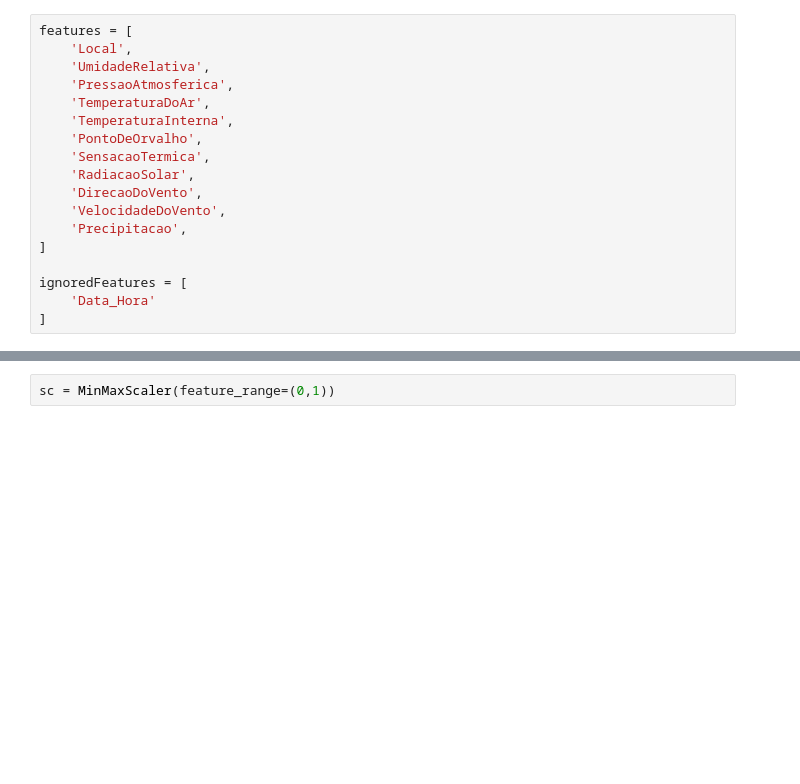
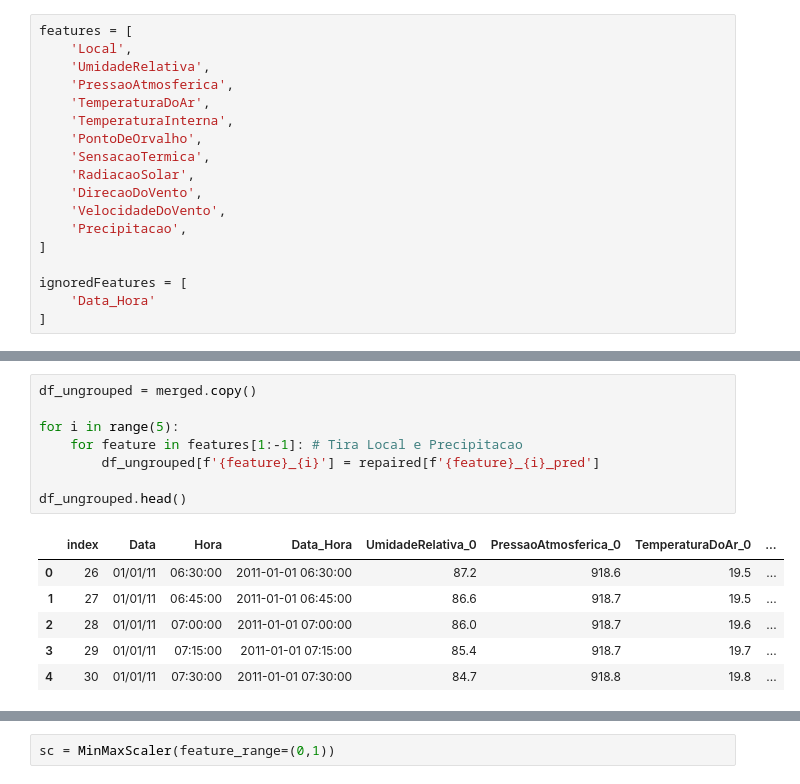
Before and after one commit to alagamentos/floodprediction, a Jupyter notebook: src/Notebooks/3_Cluster/0.0_Clustering.ipynb, the cells around one changed output, grey strips where cells are left out. Drawn from its saved outputs; the diff is of its cells as text; blank space fills up the shorter version.

```diff
--- a/src/Notebooks/3_Cluster/0.0_Clustering.ipynb
+++ b/src/Notebooks/3_Cluster/0.0_Clustering.ipynb
@@ -144 +161,16 @@ repaired.head()
+# %%
+df_ungrouped = merged.copy()
+
+for i in range(5):
+    for feature in features[1:-1]: # Tira Local e Precipitacao
+        df_ungrouped[f'{feature}_{i}'] = repaired[f'{feature}_{i}_pred']
+
+df_ungrouped.head()
+# %% [output]
+|  | index | Data | Hora | Data_Hora | UmidadeRelativa_0 | PressaoAtmosferica_0 | TemperaturaDoAr_0 | ... |
+| 0 | 26 | 01/01/11 | 06:30:00 | 2011-01-01 06:30:00 | 87.2 | 918.6 | 19.5 | ... |
+| 1 | 27 | 01/01/11 | 06:45:00 | 2011-01-01 06:45:00 | 86.6 | 918.7 | 19.5 | ... |
+| 2 | 28 | 01/01/11 | 07:00:00 | 2011-01-01 07:00:00 | 86.0 | 918.7 | 19.6 | ... |
+| 3 | 29 | 01/01/11 | 07:15:00 | 2011-01-01 07:15:00 | 85.4 | 918.7 | 19.7 | ... |
+| 4 | 30 | 01/01/11 | 07:30:00 | 2011-01-01 07:30:00 | 84.7 | 918.8 | 19.8 | ... |
 # %%
```
Also changed, not shown: parts of 35 cells of this notebook, 1 other file.
